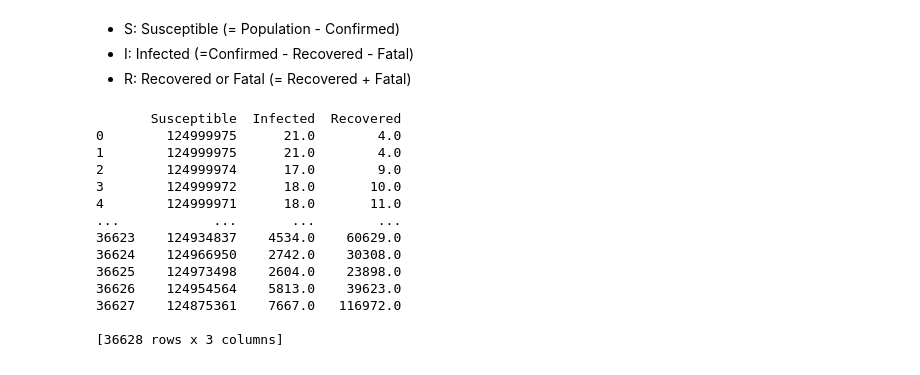
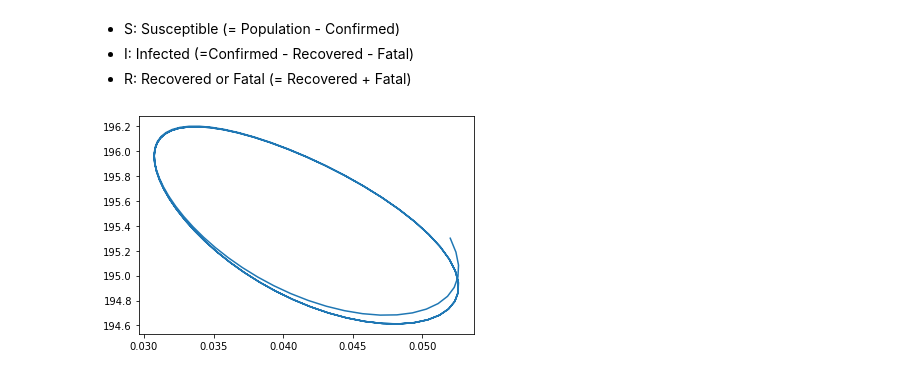
Before and after one commit to clarissanjani/MLCMS_Final-Project, a Jupyter notebook: sir_data.ipynb, the cells around one changed output. Cells and saved outputs as stored; diff of their text form; code cells hidden in the pictures.

Commit message:
Add SIR data generation classes

```diff
--- a/sir_data.ipynb
+++ b/sir_data.ipynb
@@ -13,17 +11,19 @@ data = prepare_csv('data/covid_japan.csv')
-# %%
-print(data)
-# %% [output]
-       Susceptible  Infected  Recovered
-0        124999975      21.0        4.0
-1        124999975      21.0        4.0
-2        124999974      17.0        9.0
-3        124999972      18.0       10.0
-4        124999971      18.0       11.0
-...            ...       ...        ...
-36623    124934837    4534.0    60629.0
-36624    124966950    2742.0    30308.0
-36625    124973498    2604.0    23898.0
-36626    124954564    5813.0    39623.0
-36627    124875361    7667.0   116972.0
-
-[36628 rows x 3 columns]
+# %%
+t_0 = 0
+t_end = 200
+beta=11.5
+A=20
+d=0.1
+nu=1
+b=0.022
+mu0 = 10
+mu1 = 10.45
+y0 = [195.3, 0.052, 4.4]
+
+data = synthesizeSIRData(beta, A, d, nu, b, mu0, mu1, t_0, t_end, y0)
+# %%
+import matplotlib.pyplot as plt
+
+plt.plot(data.y[1], data.y[0]);
+# %% [output]
+[figure, added]
```
Also changed, not shown: parts of 3 cells of this notebook, 3 other files.
